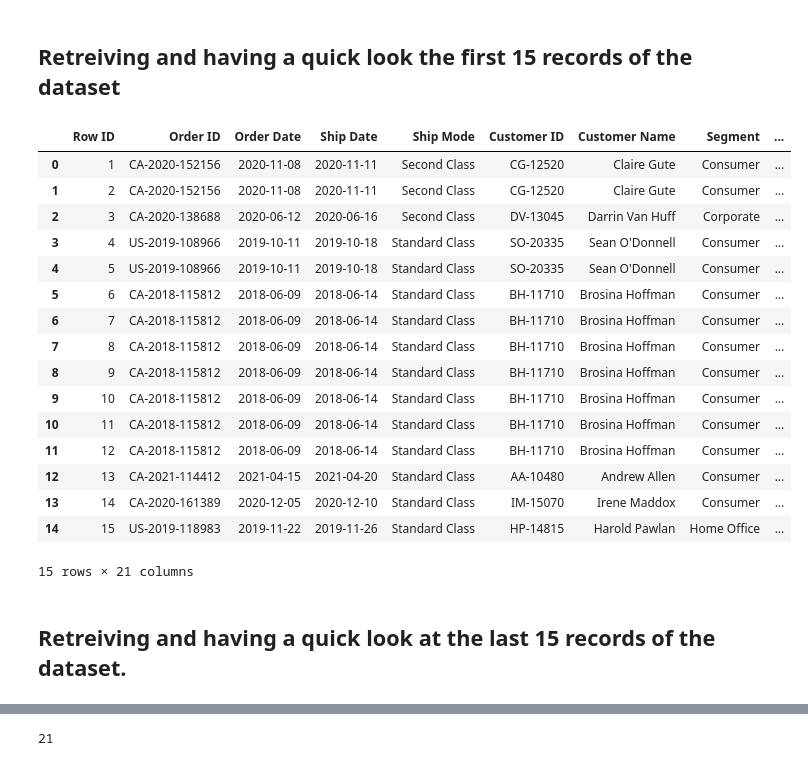
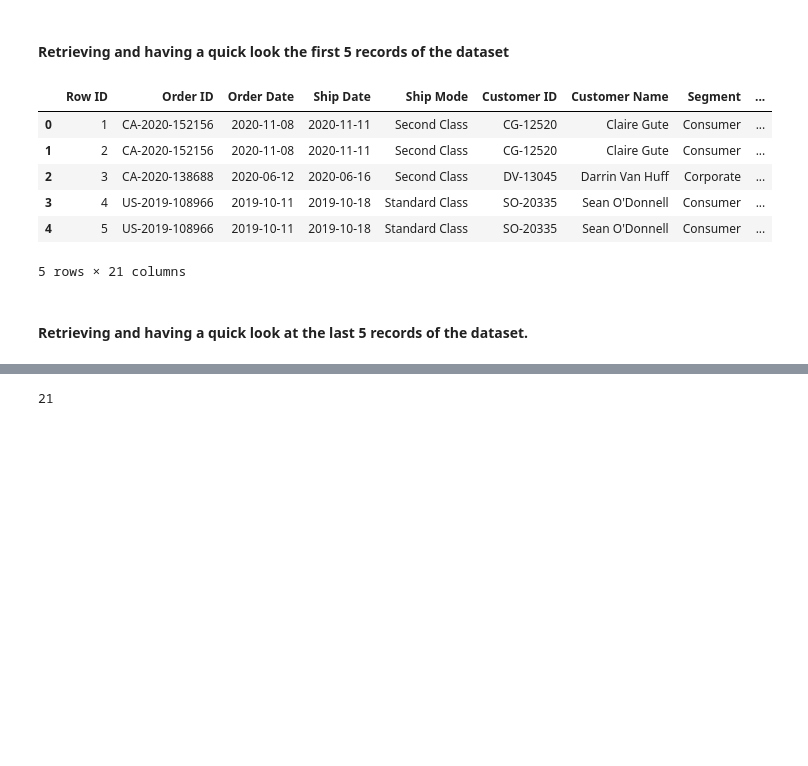
Before and after one commit to Andrew235-art/Python_data_analysis, a Jupyter notebook: Python3 EDA projects/Project_1_Sample_store_data/reading_superstore_data.ipynb, the cells around one changed output, grey strips where cells are left out. Cells and saved outputs as stored; diff of their text form; code cells hidden in the pictures; blank space fills up the shorter version.

```diff
--- a/Python3 EDA projects/Project_1_Sample_store_data/reading_superstore_data.ipynb
+++ b/Python3 EDA projects/Project_1_Sample_store_data/reading_superstore_data.ipynb
@@ -33,25 +63,15 @@ memory usage: 1.6+ MB
 # %% [markdown]
-## Retreiving and having a quick look the first 15 records of the dataset
+#### Retrieving and having a quick look the first 5 records of the dataset
 # %%
-df.head(15)
+df.head()
 # %% [output]
 |  | Row ID | Order ID | Order Date | Ship Date | Ship Mode | Customer ID | Customer Name | Segment | ... |
 | 0 | 1 | CA-2020-152156 | 2020-11-08 | 2020-11-11 | Second Class | CG-12520 | Claire Gute | Consumer | ... |
 | 1 | 2 | CA-2020-152156 | 2020-11-08 | 2020-11-11 | Second Class | CG-12520 | Claire Gute | Consumer | ... |
 | 2 | 3 | CA-2020-138688 | 2020-06-12 | 2020-06-16 | Second Class | DV-13045 | Darrin Van Huff | Corporate | ... |
 | 3 | 4 | US-2019-108966 | 2019-10-11 | 2019-10-18 | Standard Class | SO-20335 | Sean O'Donnell | Consumer | ... |
 | 4 | 5 | US-2019-108966 | 2019-10-11 | 2019-10-18 | Standard Class | SO-20335 | Sean O'Donnell | Consumer | ... |
-| 5 | 6 | CA-2018-115812 | 2018-06-09 | 2018-06-14 | Standard Class | BH-11710 | Brosina Hoffman | Consumer | ... |
-| 6 | 7 | CA-2018-115812 | 2018-06-09 | 2018-06-14 | Standard Class | BH-11710 | Brosina Hoffman | Consumer | ... |
-| 7 | 8 | CA-2018-115812 | 2018-06-09 | 2018-06-14 | Standard Class | BH-11710 | Brosina Hoffman | Consumer | ... |
-| 8 | 9 | CA-2018-115812 | 2018-06-09 | 2018-06-14 | Standard Class | BH-11710 | Brosina Hoffman | Consumer | ... |
-| 9 | 10 | CA-2018-115812 | 2018-06-09 | 2018-06-14 | Standard Class | BH-11710 | Brosina Hoffman | Consumer | ... |
-| 10 | 11 | CA-2018-115812 | 2018-06-09 | 2018-06-14 | Standard Class | BH-11710 | Brosina Hoffman | Consumer | ... |
-| 11 | 12 | CA-2018-115812 | 2018-06-09 | 2018-06-14 | Standard Class | BH-11710 | Brosina Hoffman | Consumer | ... |
-| 12 | 13 | CA-2021-114412 | 2021-04-15 | 2021-04-20 | Standard Class | AA-10480 | Andrew Allen | Consumer | ... |
-| 13 | 14 | CA-2020-161389 | 2020-12-05 | 2020-12-10 | Standard Class | IM-15070 | Irene Maddox | Consumer | ... |
-| 14 | 15 | US-2019-118983 | 2019-11-22 | 2019-11-26 | Standard Class | HP-14815 | Harold Pawlan | Home Office | ... |
-15 rows × 21 columns
+5 rows × 21 columns
 # %% [markdown]
-## Retreiving and having a quick look at the last 15 records of the dataset.
+#### Retrieving and having a quick look at the last 5 records of the dataset.
 # %%
```
Also changed, not shown: parts of 37 cells of this notebook, 4 other files.
